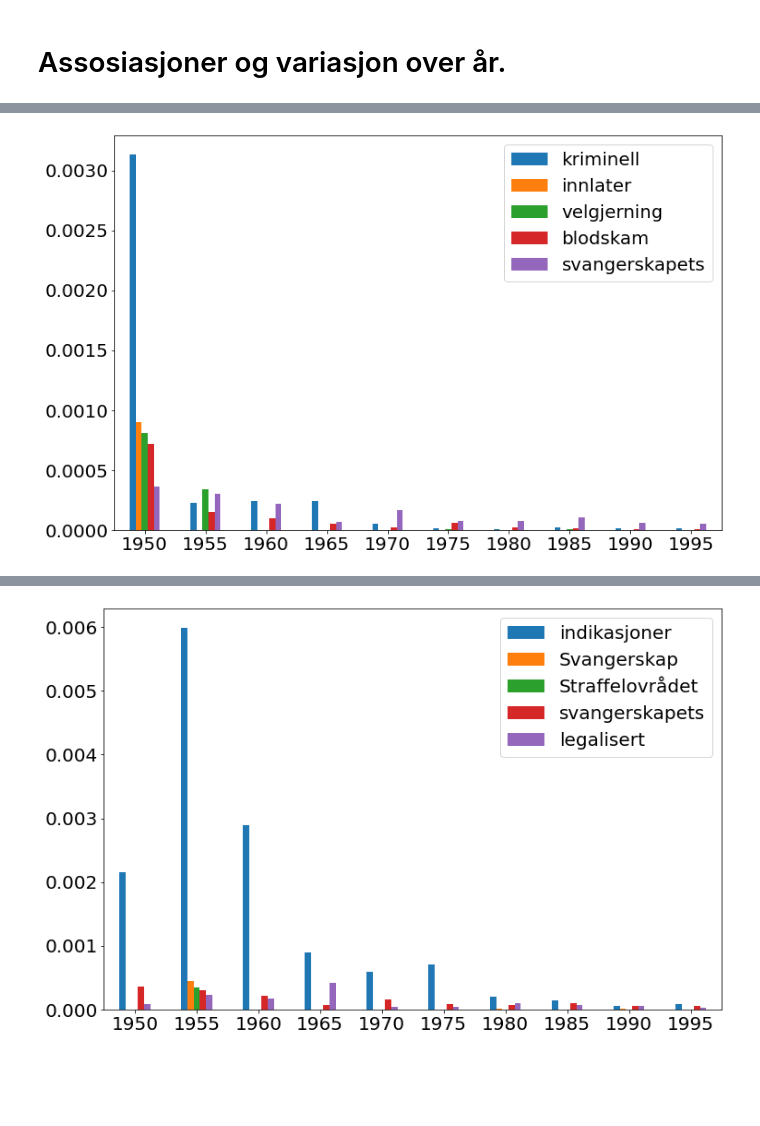
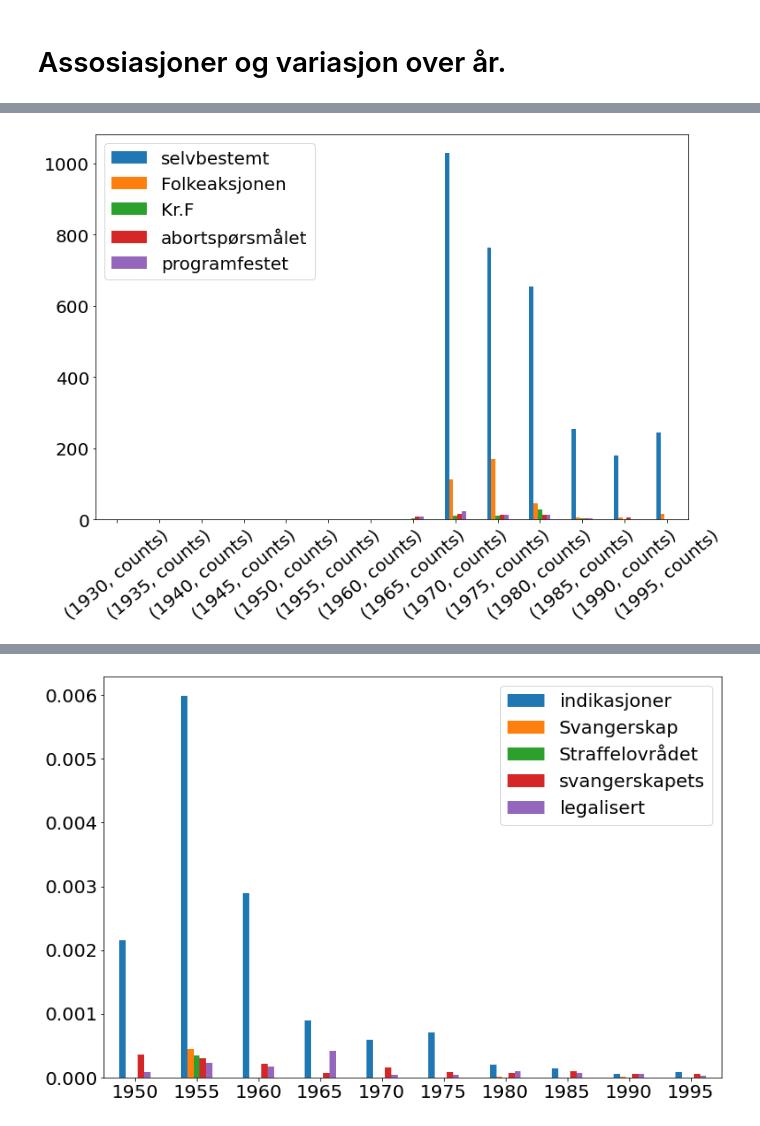
Before and after one commit to Yoonsen/Conceptual_change, a Jupyter notebook: coll_abort.ipynb, the cells around one changed output, grey strips where cells are left out. Cells and saved outputs as stored; diff of their text form; code cells hidden in the pictures; blank space fills up the shorter version.

```diff
--- a/coll_abort.ipynb
+++ b/coll_abort.ipynb
@@ -473,8 +451,8 @@ pmi.sort_values(by=pmi.columns[0], ascending=False).head(5).fillna(0).transpose(
 # %%
-def freq_assoc_val(agg, pmi, col):
+def freq_assoc_val(agg, pmi, col, rot = 40):
     vals = list(pmi.sort_values(by=pmi.columns[col], ascending=False).head(5).fillna(0).index)
-    agg.loc[vals].sort_values(by= agg.columns[col], ascending=False).transpose().plot(kind="bar", rot=0, figsize=(12, 8))
+    agg.loc[vals].sort_values(by= agg.columns[col], ascending=False).transpose().plot(kind="bar", rot=rot, figsize=(12, 8))
-# %%
-freq_assoc_val(agg, pmi, 0)
-# %% [output]
-[figure, removed]
+# %%
+freq_assoc_val(colls[[(x,'counts') for x in collocations]], pmi_w, 10)
+# %% [output]
+[figure, added]
```
Also changed, not shown: parts of 33 cells of this notebook.
